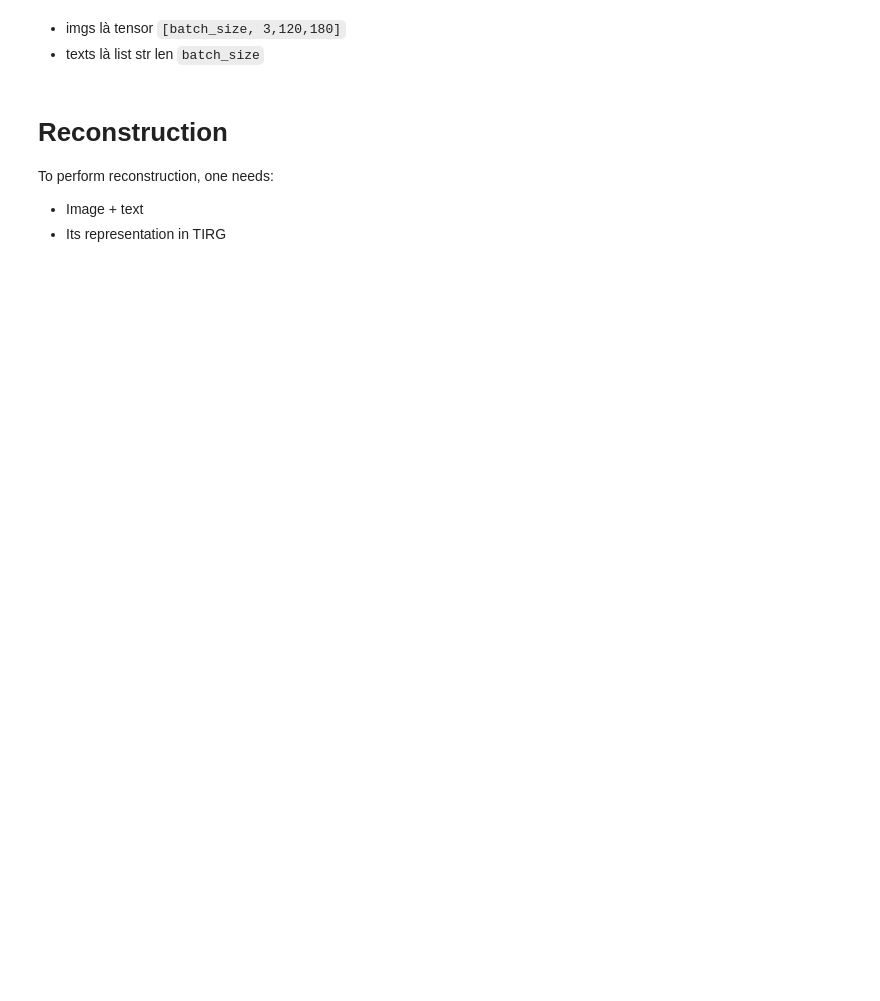
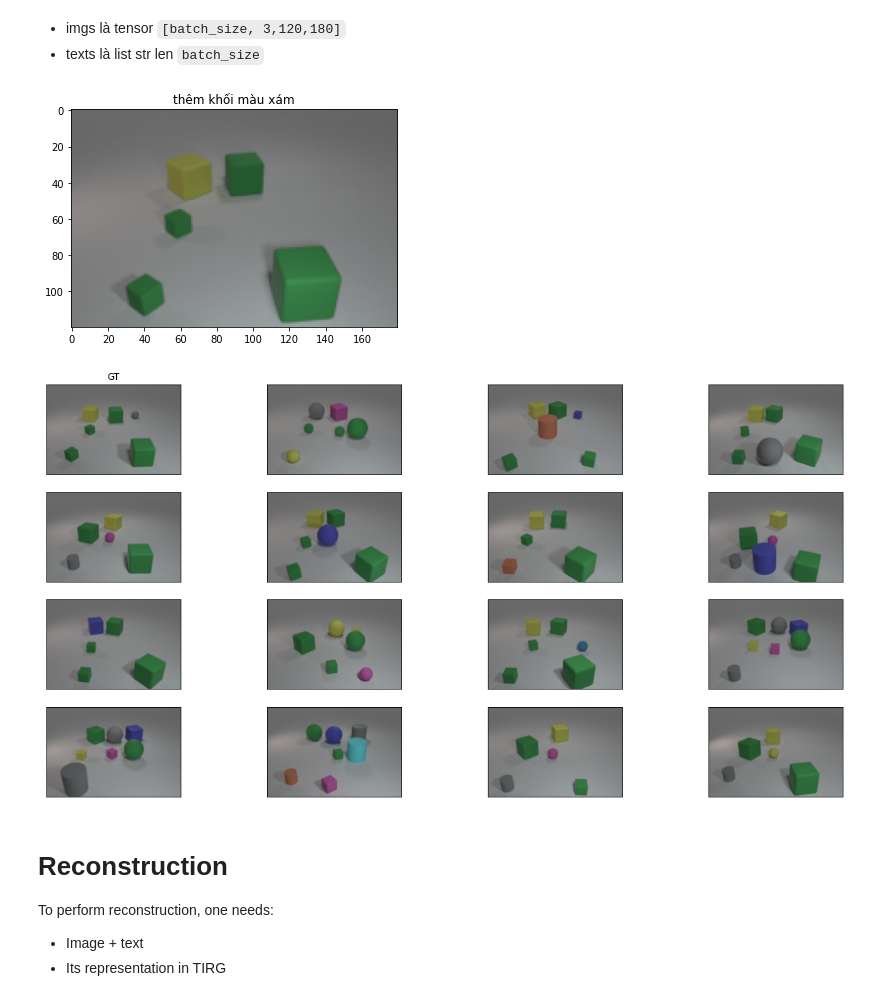
Before and after one commit to patrickphat/TIRG-Vietnamese, a Jupyter notebook: Retrieval-Playground-Copy1.ipynb, the cells around one changed output. Drawn from its saved outputs; the diff is of its cells as text; code cells hidden in the pictures; blank space fills up the shorter version.

```diff
--- a/Retrieval-Playground-Copy1.ipynb
+++ b/Retrieval-Playground-Copy1.ipynb
@@ -180,0 +124,6 @@ KeyboardInterrupt:
+# %%
+img_ids = []
+mods = []
+for t in tqdm(test_queries):
+    img_ids += [t["source_img_id"]]
+    mods += [t["mod"]["str"]]
@@ -180,0 +159,3 @@ KeyboardInterrupt:
+# %%
+all_queries = pkl_load("pkl/all_queries.pkl")
+all_imgs = pkl_load("pkl/all_imgs.pkl")
@@ -180,0 +197,7 @@ KeyboardInterrupt:
+# %%
+all_imgs = pkl_load("pkl/all_imgs.pkl")
+all_captions = pkl_load("pkl/all_captions.pkl")
+img_ids = pkl_load("pkl/img_ids.pkl")
+mods = pkl_load("pkl/mods.pkl")
+nn_result = pkl_load("pkl/nn_result.pkl")
+all_target_captions = pkl_load("pkl/all_target_captions.pkl")
@@ -186,3 +217,35 @@ imgs
+# %%
+import matplotlib.pyplot as plt
+
+chosen_idx = 5
+
+# Plot query
+true_idx = img_ids[chosen_idx]
+idx_fill = str(true_idx).zfill(6)
+img = cv2.imread(f"../data/CSSDataset/images/css_test_{idx_fill}.png")
+plt.imshow(img)
+mod = mods[chosen_idx]
+plt.title(mod)
+
+# Plot output
+plt.figure(figsize=(20,10))
+plt.axis('off')
+width = 4
+height = 4
+for i in range(width*height):
+    plt.subplot(width,height,i+1)
+    plt.xticks([])
+    plt.yticks([])
+    idx = str(nn_result[chosen_idx][i])
+    idx_fill = idx.zfill(6)
+    img = cv2.imread(f"../data/CSSDataset/images/css_test_{idx_fill}.png")
+    plt.imshow(img)
+
+    if idx == all_target_captions[chosen_idx]:
+        plt.title("GT")
+# %% [output]
+[figure, added]
+[figure, added]
 # %% [markdown]
 # Reconstruction
 To perform reconstruction, one needs:
```
Also changed, not shown: parts of 23 cells of this notebook.
